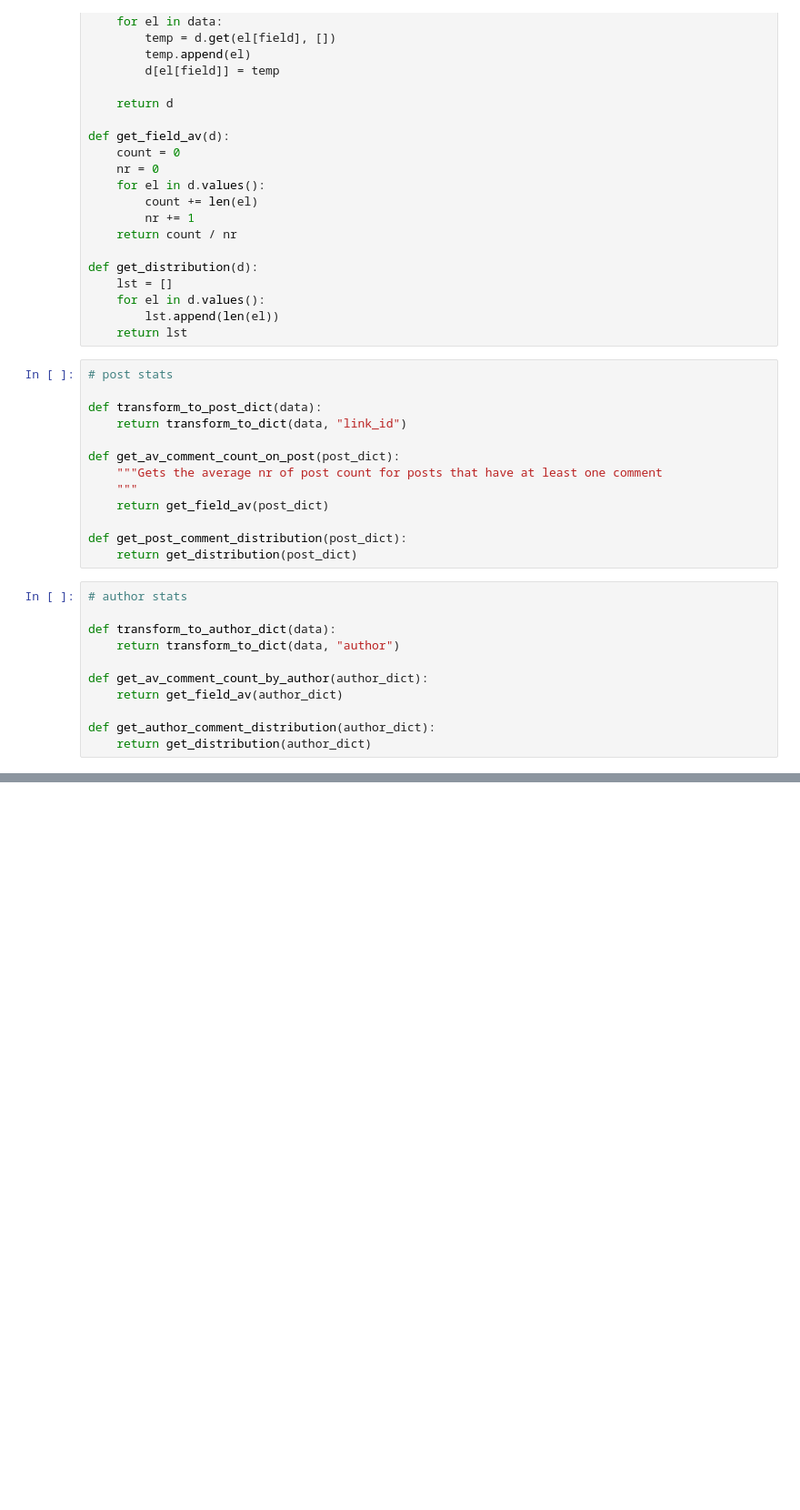
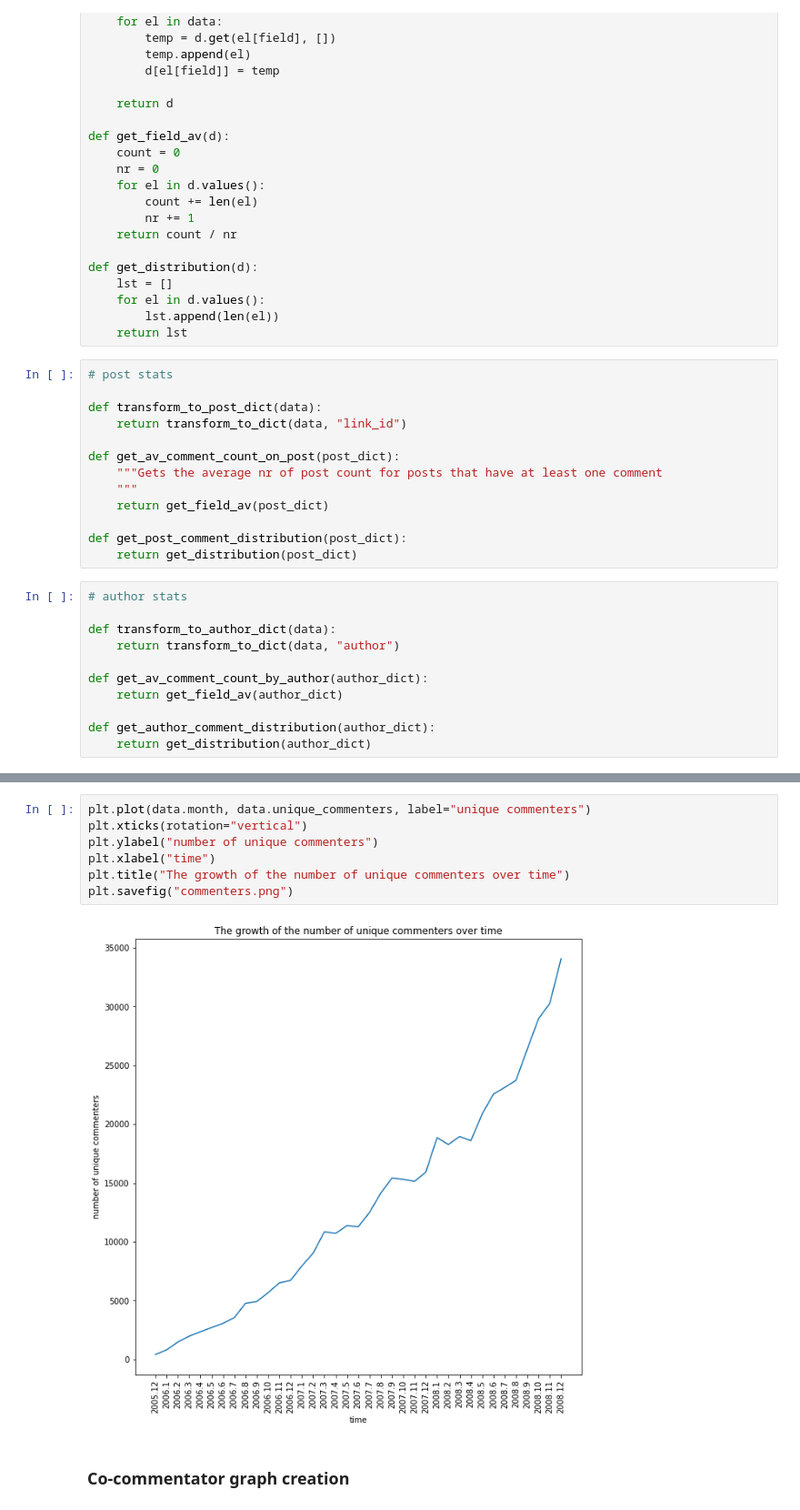
Before and after one commit to CarelKuusk/reddit_comments, a Jupyter notebook: initial_analysis.ipynb, the cells around one changed output, grey strips where cells are left out. Shown: that part at 91% size. Drawn from its saved outputs; the diff is of its cells as text; blank space fills up the shorter version.

```diff
--- a/initial_analysis.ipynb
+++ b/initial_analysis.ipynb
@@ -144,0 +178,11 @@ max author:  970
+# %%
+plt.plot(data.month, data.unique_commenters, label="unique commenters")
+plt.xticks(rotation="vertical")
+plt.ylabel("number of unique commenters")
+plt.xlabel("time")
+plt.title("The growth of the number of unique commenters over time")
+plt.savefig("commenters.png")
+# %% [output]
+[figure, added]
+# %% [markdown]
+### Co-commentator graph creation
```
Also changed, not shown: parts of 21 cells of this notebook, 8 other files.
